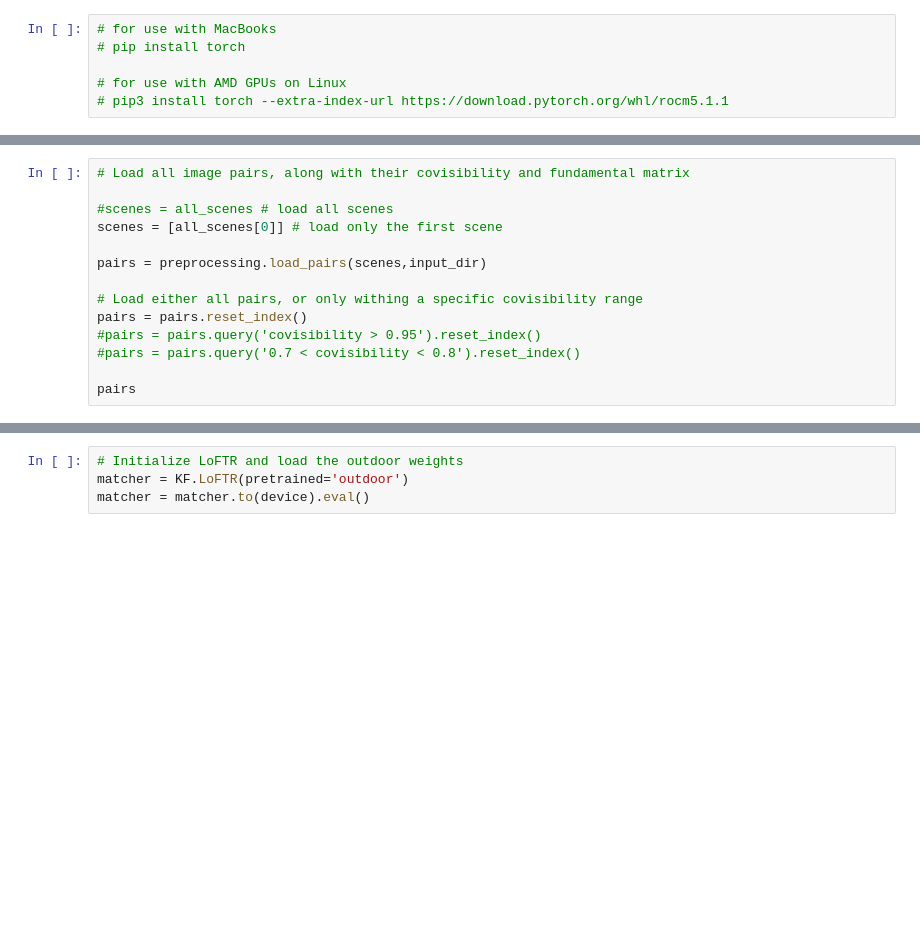
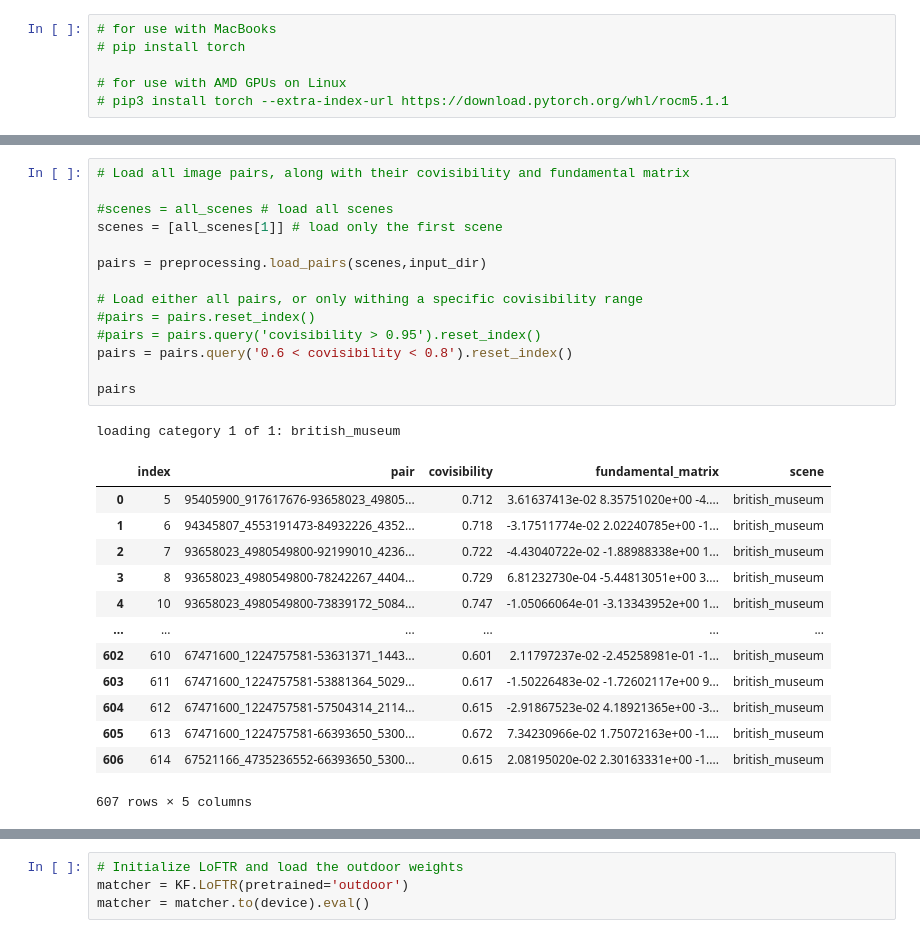
Before and after one commit to AFlockOfToasters/capstone-project-image-matching-challenge, a Jupyter notebook: models/LoFTR/LoFTR.ipynb, the cells around one changed output, grey strips where cells are left out. Drawn from its saved outputs; the diff is of its cells as text; blank space fills up the shorter version.

```diff
--- a/models/LoFTR/LoFTR.ipynb
+++ b/models/LoFTR/LoFTR.ipynb
@@ -37,17 +52,32 @@ all_scenes
 # %%
 # Load all image pairs, along with their covisibility and fundamental matrix
 
 #scenes = all_scenes # load all scenes
-scenes = [all_scenes[0]] # load only the first scene
+scenes = [all_scenes[1]] # load only the first scene
 
 pairs = preprocessing.load_pairs(scenes,input_dir)
 
 # Load either all pairs, or only withing a specific covisibility range
-pairs = pairs.reset_index()
+#pairs = pairs.reset_index()
 #pairs = pairs.query('covisibility > 0.95').reset_index()
-#pairs = pairs.query('0.7 < covisibility < 0.8').reset_index()
+pairs = pairs.query('0.6 < covisibility < 0.8').reset_index()
 
 pairs
+# %% [output]
+loading category 1 of 1: british_museum
+|  | index | pair | covisibility | fundamental_matrix | scene |
+| 0 | 5 | 95405900_917617676-93658023_49805... | 0.712 | 3.61637413e-02 8.35751020e+00 -4.... | british_museum |
+| 1 | 6 | 94345807_4553191473-84932226_4352... | 0.718 | -3.17511774e-02 2.02240785e+00 -1... | british_museum |
+| 2 | 7 | 93658023_4980549800-92199010_4236... | 0.722 | -4.43040722e-02 -1.88988338e+00 1... | british_museum |
+| 3 | 8 | 93658023_4980549800-78242267_4404... | 0.729 | 6.81232730e-04 -5.44813051e+00 3.... | british_museum |
+| 4 | 10 | 93658023_4980549800-73839172_5084... | 0.747 | -1.05066064e-01 -3.13343952e+00 1... | british_museum |
+| ... | ... | ... | ... | ... | ... |
+| 602 | 610 | 67471600_1224757581-53631371_1443... | 0.601 | 2.11797237e-02 -2.45258981e-01 -1... | british_museum |
+| 603 | 611 | 67471600_1224757581-53881364_5029... | 0.617 | -1.50226483e-02 -1.72602117e+00 9... | british_museum |
+| 604 | 612 | 67471600_1224757581-57504314_2114... | 0.615 | -2.91867523e-02 4.18921365e+00 -3... | british_museum |
+| 605 | 613 | 67471600_1224757581-66393650_5300... | 0.672 | 7.34230966e-02 1.75072163e+00 -1.... | british_museum |
+| 606 | 614 | 67521166_4735236552-66393650_5300... | 0.615 | 2.08195020e-02 2.30163331e+00 -1.... | british_museum |
+607 rows × 5 columns
 # %%
 # Determine if a GPU is available, otherwise use CPU
 device = torch.device("cuda") if torch.cuda.is_available() else torch.device("cpu")
```
Also changed, not shown: parts of 24 cells of this notebook, 2 other files.
